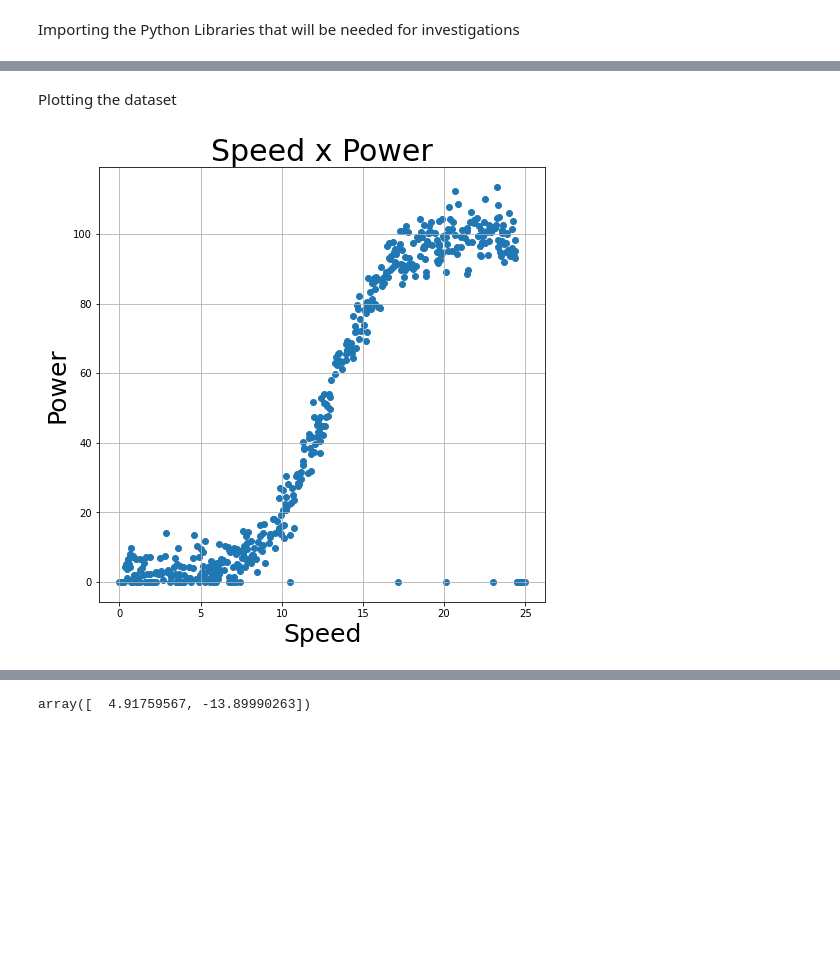
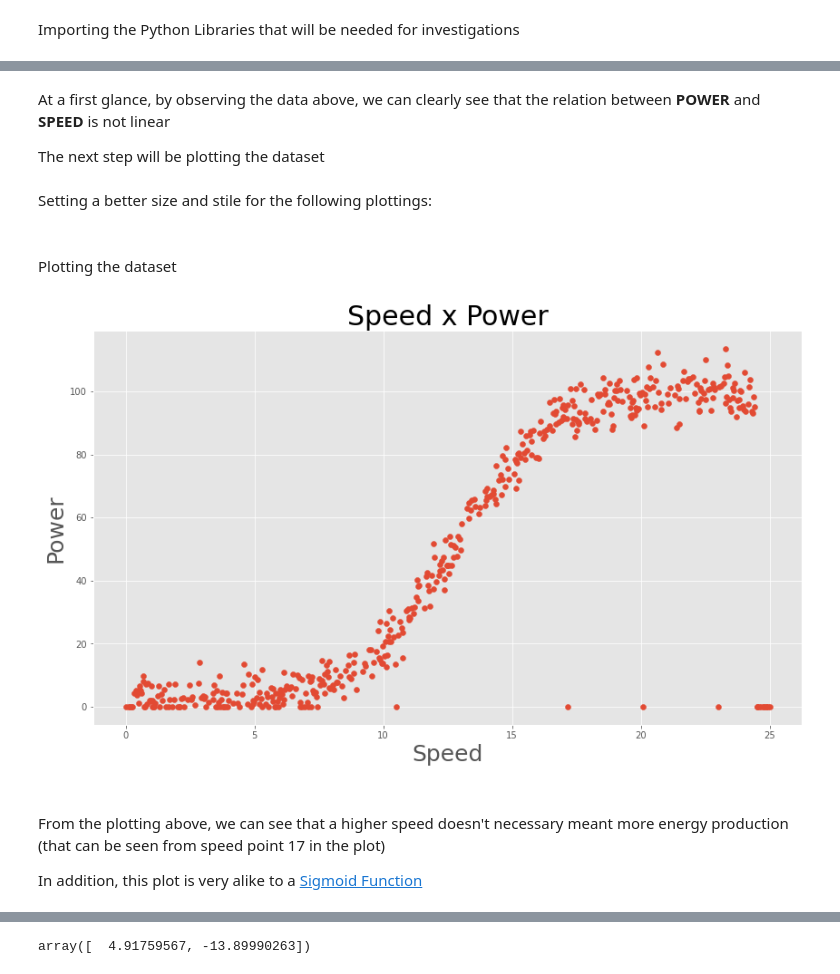
Before and after one commit to thenriq/simple-linear-regression, a Jupyter notebook: PowerProduction_LinearRegression.ipynb, the cells around one changed output, grey strips where cells are left out. Drawn from its saved outputs; the diff is of its cells as text; code cells hidden in the pictures; blank space fills up the shorter version.

Commit message:
Added new functions and plots

```diff
--- a/PowerProduction_LinearRegression.ipynb
+++ b/PowerProduction_LinearRegression.ipynb
@@ -33,26 +79,47 @@ dataset = pd.read_csv("powerproduction.txt")
+# %% [markdown]
+At a first glance, by observing the data above, we can clearly see that the relation between **POWER** and **SPEED** is not linear
+
+The next step will be plotting the dataset
+# %% [markdown]
+Setting a better size and stile for the following plottings:
+# %%
+# Plot style.
+plt.style.use("ggplot")
+
+# Make matplotlib show interactive plots in the notebook.
+%matplotlib inline
+
+# Plot size.
+plt.rcParams['figure.figsize'] = [14, 8]
 # %% [markdown]
+<br>
+
 Plotting the dataset
 # %%
 # Setting values for regression
 x = dataset.iloc[:, 0].values # first column of data frame (first_name)
 y = dataset.iloc[:, 1].values # second column of data frame (last_name)
 
 # scatter plot of data set
-plt.scatter(X, y);
+plt.scatter(x, y);
 
 # Title
 plt.title("Speed x Power", fontsize=30)
 
 # x label
 plt.xlabel("Speed", fontsize=25)
 
 # y label
 plt.ylabel("Power", fontsize=25)
 
-# enabling background grid
-plt.grid()
 
 # Printing plot
 plt.show()
 # %% [output]
-[figure, old version]
+[figure, new version]
+# %% [markdown]
+<br>
+
+From the plotting above, we can see that a higher speed doesn't necessary meant more energy production (that can be seen from speed point 17 in the plot)
+
+In addition, this plot is very alike to a [Sigmoid Function](https://mathworld.wolfram.com/SigmoidFunction.html)
```
Also changed, not shown: parts of 14 cells of this notebook.
